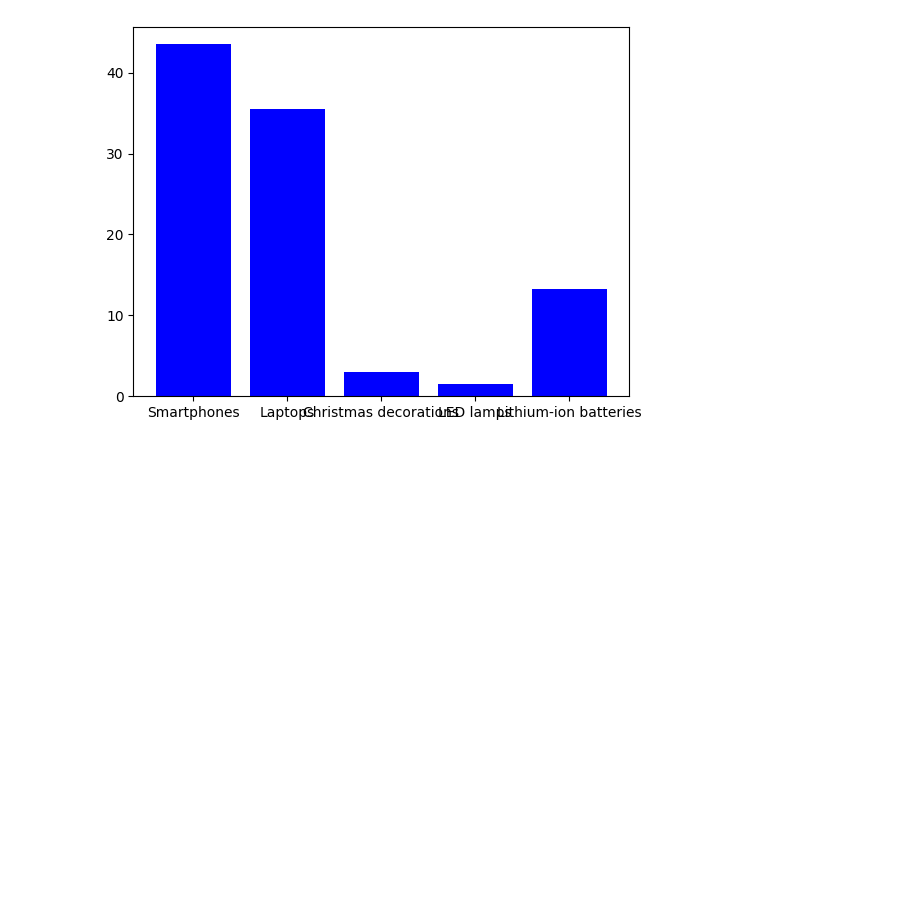
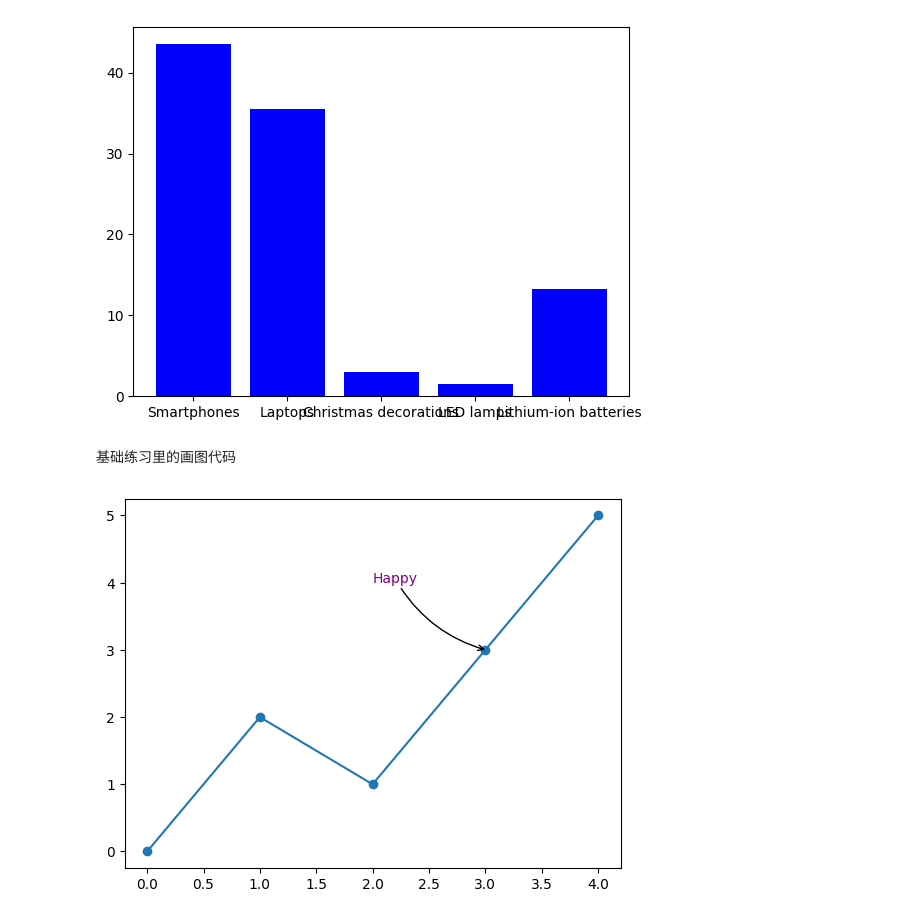
Before and after one commit to Suki-Leo/jingjidashuju, a Jupyter notebook: 3shangjike/3shangjike.ipynb, the cells around one changed output. Saved outputs shown, nothing was run; the diff lists cells and outputs as text; code cells hidden in the pictures; blank space fills up the shorter version.

```diff
--- a/3shangjike/3shangjike.ipynb
+++ b/3shangjike/3shangjike.ipynb
@@ -105,3 +169,17 @@ plt.bar(data["Name"], data["Trade_value_from_China_to_US_bn"], color='blue'
 # %% [output]
 <BarContainer object of 5 artists>
 [figure]
+# %% [markdown]
+基础练习里的画图代码
+# %%
+x = [0, 1, 2, 3, 4]
+y = [0, 2, 1, 3, 5]
+plt.plot(x, y, marker='o')
+plt.annotate('Happy',
+            xy=(3, 3), # xy 参数指定的是被标注的数据点的位置（箭头指着的地方）
+            xytext=(2, 4), 3 xytext 是文字起点的位置
+            arrowprops=dict(facecolor='green', arrowstyle='->', shrinkA=0.1, shrinkB=0.1, connectionstyle='arc3 ,rad=0.2'), # shrinkA 和 shrinkB 是让箭头两端稍微缩短一点，不要死死贴着文字和数据点，让图表更美观。
+            fontsize=10, color='purple')
+plt.show()
+# %% [output]
+[figure, added]
```
Also changed, not shown: parts of 3 cells of this notebook, 2 other files.
